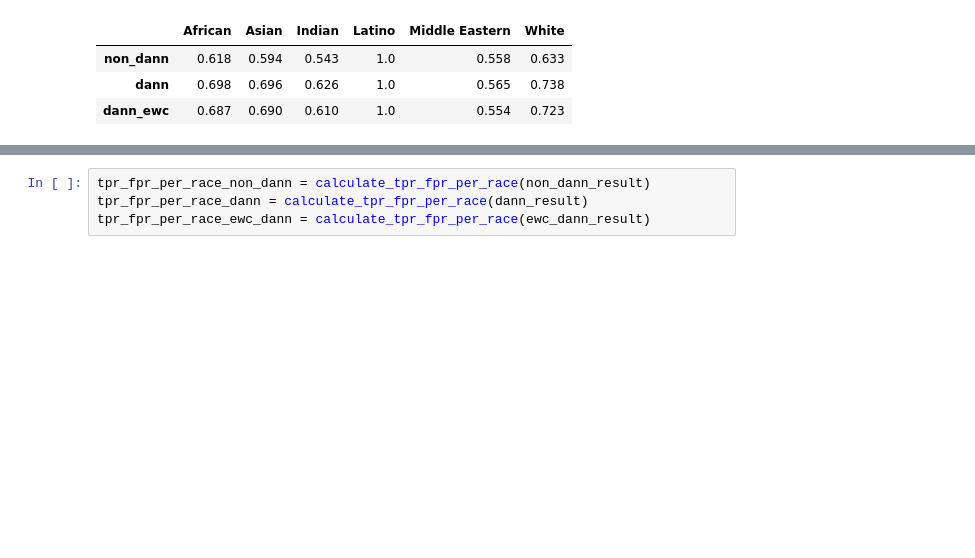
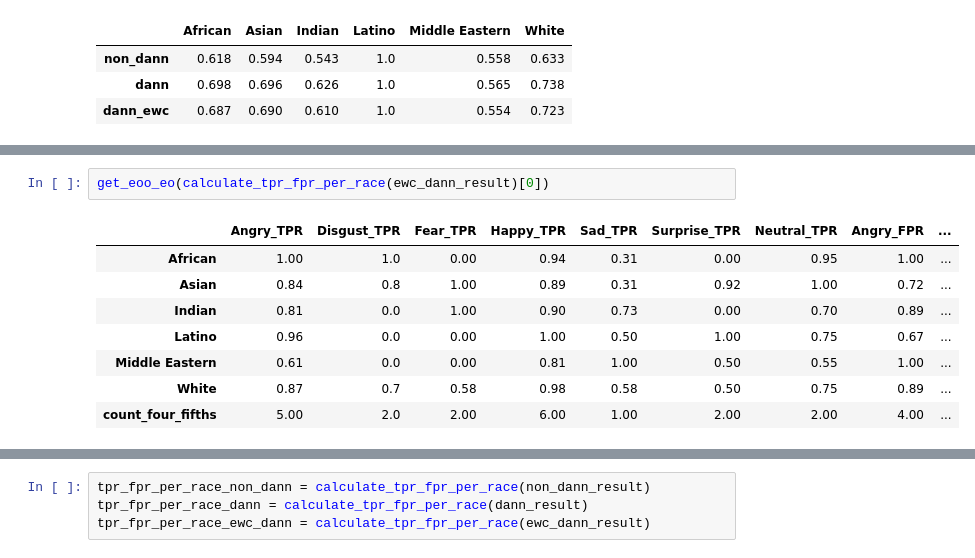
Before and after one commit to scaairesearch/da_cv_fer, a Jupyter notebook: Bias_Evaluation_Inference_FER_v2_12a.ipynb, the cells around one changed output, grey strips where cells are left out. Saved outputs shown, nothing was run; the diff lists cells and outputs as text; blank space fills up the shorter version.

```diff
--- a/Bias_Evaluation_Inference_FER_v2_12a.ipynb
+++ b/Bias_Evaluation_Inference_FER_v2_12a.ipynb
@@ -573,0 +718,11 @@ df
+# %%
+get_eoo_eo(calculate_tpr_fpr_per_race(ewc_dann_result)[0])
+# %% [output]
+|  | Angry_TPR | Disgust_TPR | Fear_TPR | Happy_TPR | Sad_TPR | Surprise_TPR | Neutral_TPR | Angry_FPR | ... |
+| African | 1.00 | 1.0 | 0.00 | 0.94 | 0.31 | 0.00 | 0.95 | 1.00 | ... |
+| Asian | 0.84 | 0.8 | 1.00 | 0.89 | 0.31 | 0.92 | 1.00 | 0.72 | ... |
+| Indian | 0.81 | 0.0 | 1.00 | 0.90 | 0.73 | 0.00 | 0.70 | 0.89 | ... |
+| Latino | 0.96 | 0.0 | 0.00 | 1.00 | 0.50 | 1.00 | 0.75 | 0.67 | ... |
+| Middle Eastern | 0.61 | 0.0 | 0.00 | 0.81 | 1.00 | 0.50 | 0.55 | 1.00 | ... |
+| White | 0.87 | 0.7 | 0.58 | 0.98 | 0.58 | 0.50 | 0.75 | 0.89 | ... |
+| count_four_fifths | 5.00 | 2.0 | 2.00 | 6.00 | 1.00 | 2.00 | 2.00 | 4.00 | ... |
```
Also changed, not shown: parts of 45 cells of this notebook.
